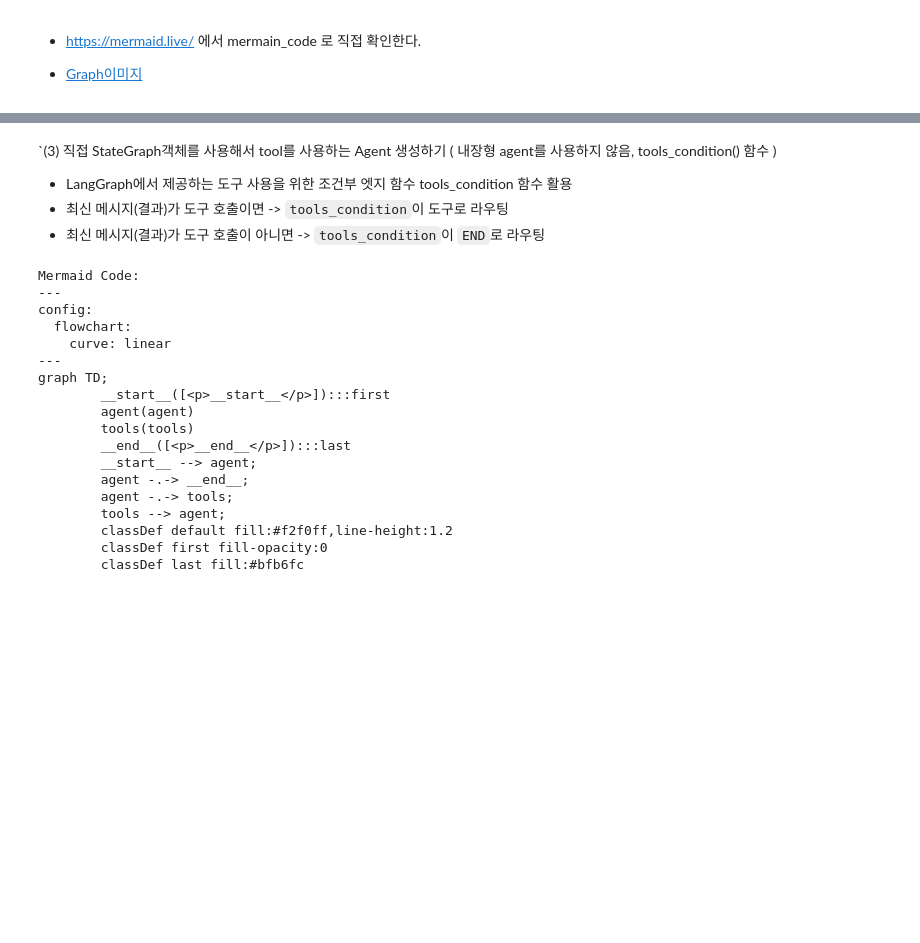
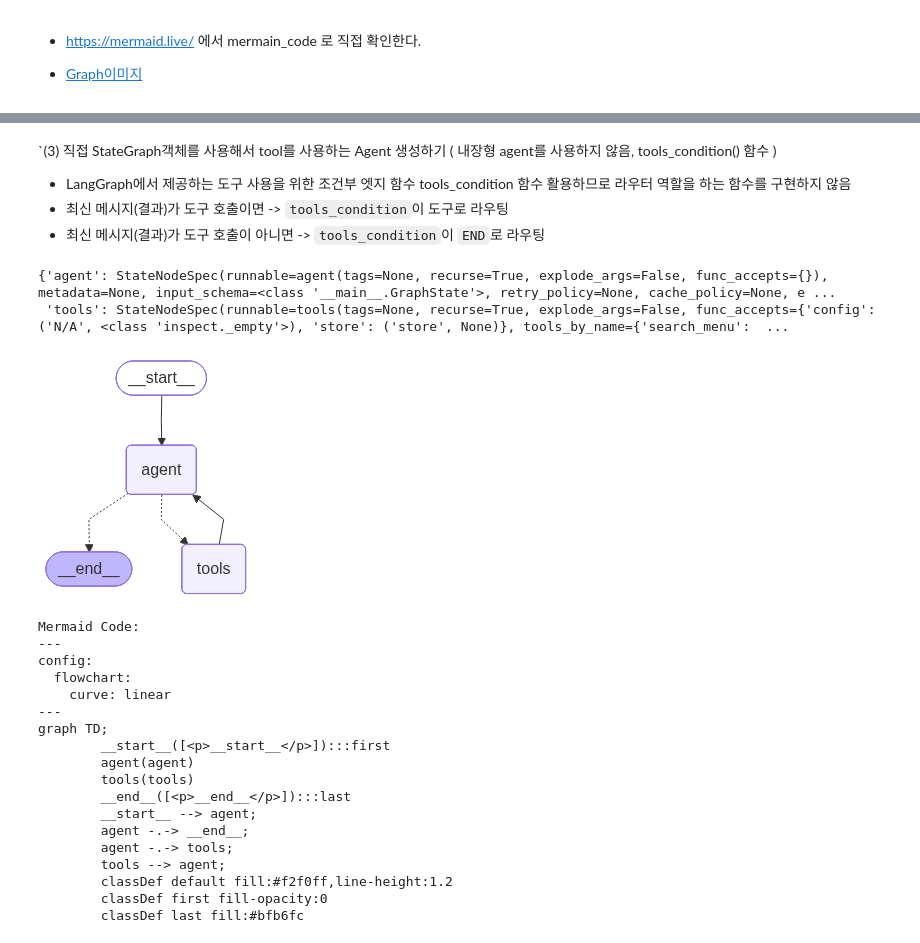
Before and after one commit to qlzmfl0714123/MyLangChainProject, a Jupyter notebook: src/mylangchain_app/05LangGraph/04_LangGraph_ReAct_Memory.ipynb, the cells around one changed output, grey strips where cells are left out. Saved outputs shown, nothing was run; the diff lists cells and outputs as text; code cells hidden in the pictures; blank space fills up the shorter version.

```diff
--- a/src/mylangchain_app/05LangGraph/04_LangGraph_ReAct_Memory.ipynb
+++ b/src/mylangchain_app/05LangGraph/04_LangGraph_ReAct_Memory.ipynb
@@ -639,6 +639,6 @@ Follow these steps to answer questions:
 # %% [markdown]
 `(3) 직접 StateGraph객체를 사용해서 tool를 사용하는 Agent 생성하기 ( 내장형 agent를 사용하지 않음, tools_condition() 함수 )
-- LangGraph에서 제공하는 도구 사용을 위한 조건부 엣지 함수  tools_condition 함수 활용
+- LangGraph에서 제공하는 도구 사용을 위한 조건부 엣지 함수  tools_condition 함수 활용하므로 라우터 역할을 하는 함수를 구현하지 않음
 - 최신 메시지(결과)가 도구 호출이면 -> `tools_condition`이 도구로 라우팅
 - 최신 메시지(결과)가 도구 호출이 아니면 -> `tools_condition`이 `END`로 라우팅
 # %%
@@ -659,34 +659,44 @@ def call_model(state: GraphState):
 
 # --- 그래프 구성 ---
 # 상태를 관리하는 그래프 빌더를 생성합니다.
-builder = StateGraph(GraphState)
+builder_tc = StateGraph(GraphState)
 
 # 노드들을 그래프에 추가합니다.
 # "agent": LLM을 호출하는 노드입니다.
-builder.add_node("agent", call_model)
+builder_tc.add_node("agent", call_model)
 # "tools": 도구 호출을 실행하는 내장 노드입니다.
-builder.add_node("tools", ToolNode(tools))
+tools = [search_menu, search_web]
+builder_tc.add_node("tools", ToolNode(tools))
 
-# 그래프의 시작점을 설정합니다.
-builder.add_edge(START, "agent")
-
-# 'tools_condition'을 사용한 조건부 엣지 추가
-# 이 함수는 LLM 응답에 도구 호출이 포함되어 있는지 자동으로 확인하고,
-# 다음 노드를 'tools' 또는 'END'로 결정합니다.
-# 별도의 라우팅 함수를 만들 필요가 없어 코드가 간결해집니다.
-builder.add_conditional_edges(
-    # 현재 노드: "agent" (LLM 응답이 생성된 곳)
-    "agent",
-    # 라우팅 함수: LangGraph의 'tools_condition'
-    tools_condition,
-)
-
-# 도구 실행이 끝난 후, 다시 'agent' 노드로 돌아가서
-# LLM이 도구의 결과를 보고 최종 답변을 생성하도록 합니다.
-builder.add_edge("tools", "agent")
-
-# 그래프를 컴파일하여 실행 가능한 상태로 만듭니다.
-graph = builder.compile()
+builder_tc.nodes
+# %% [output]
+{'agent': StateNodeSpec(runnable=agent(tags=None, recurse=True, explode_args=False, func_accepts={}), metadata=None, input_schema=<class '__main__.GraphState'>, retry_policy=None, cache_policy=None, e ...
+ 'tools': StateNodeSpec(runnable=tools(tags=None, recurse=True, explode_args=False, func_accepts={'config': ('N/A', <class 'inspect._empty'>), 'store': ('store', None)}, tools_by_name={'search_menu':  ...
+# %%
+
+# 그래프의 시작점을 설정합니다.
+builder_tc.add_edge(START, "agent")
+
+# 'tools_condition'을 사용한 조건부 엣지 추가
+# 이 함수는 LLM 응답에 도구 호출이 포함되어 있는지 자동으로 확인하고,
+# 다음 노드를 'tools' 또는 'END'로 결정합니다.
+# 별도의 라우팅 함수를 만들 필요가 없어 코드가 간결해집니다.
+builder_tc.add_conditional_edges(
+    # 현재 노드: "agent" (LLM 응답이 생성된 곳)
+    "agent",
+    # 라우팅 함수: LangGraph의 'tools_condition'
+    tools_condition,
+)
+
+# 도구 실행이 끝난 후, 다시 'agent' 노드로 돌아가서
+# LLM이 도구의 결과를 보고 최종 답변을 생성하도록 합니다.
+builder_tc.add_edge("tools", "agent")
+
+# 그래프를 컴파일하여 실행 가능한 상태로 만듭니다.
+my_graph_tc = builder_tc.compile()
+my_graph_tc
+# %% [output]
+[figure, added]
 # %%
 # 그래프 출력
 #display(Image(graph.get_graph().draw_mermaid_png()))
```
Also changed, not shown: parts of 20 cells of this notebook, 2 other files.
